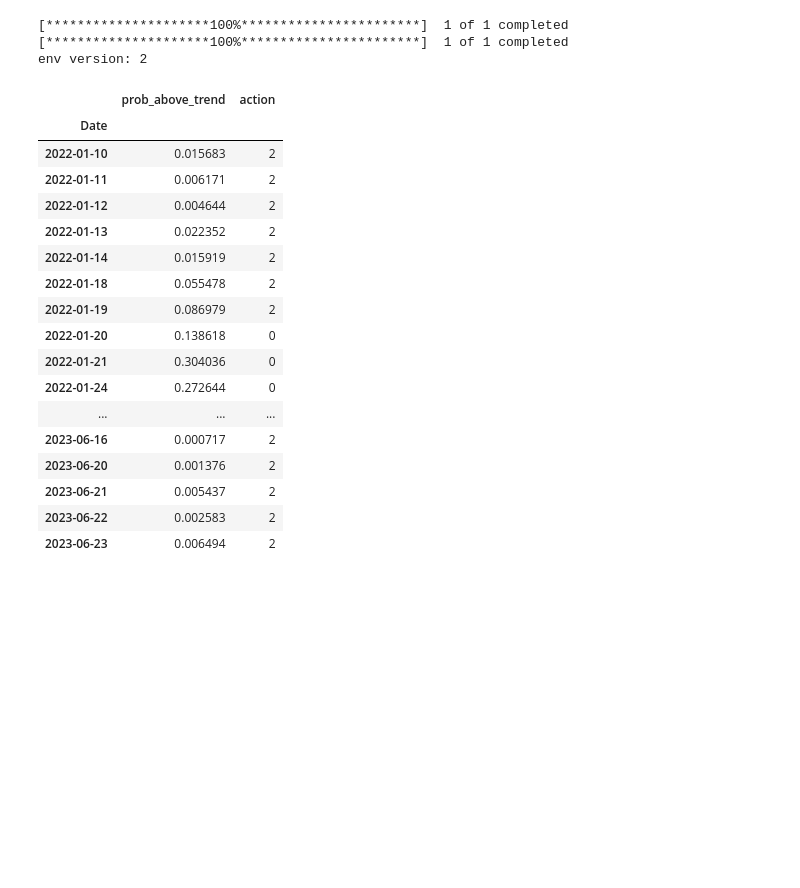
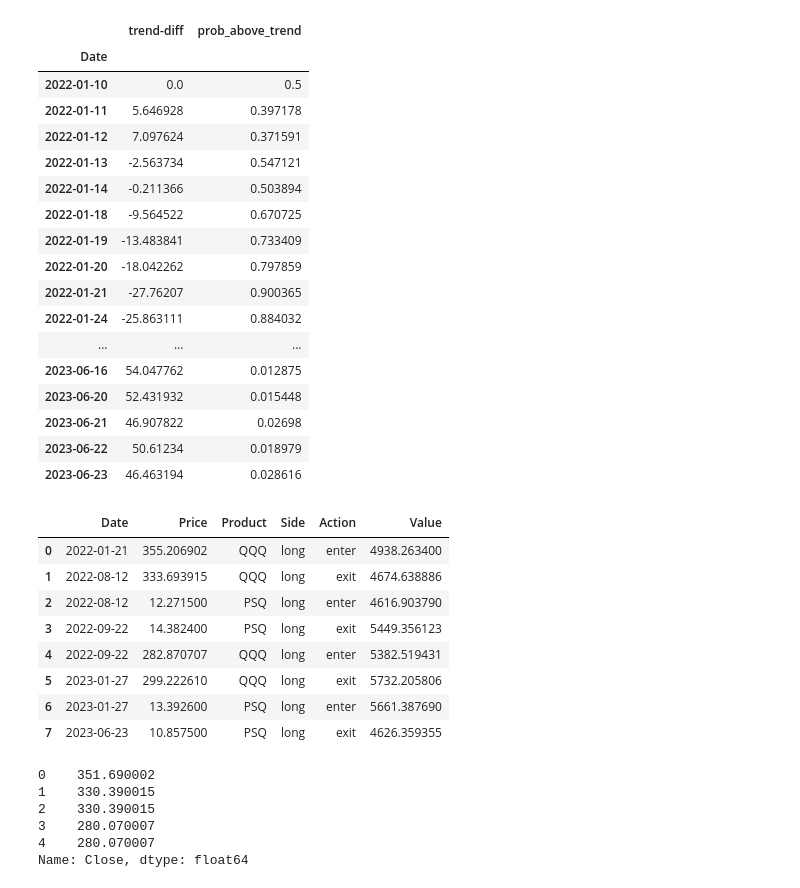
Before and after one commit to j03m/alfred, a Jupyter notebook: notebooks/back_test_visualizer.ipynb, the cells around one changed output. Saved outputs shown, nothing was run; the diff lists cells and outputs as text; code cells hidden in the pictures; blank space fills up the shorter version.

Commit message:
experiments in trying to remove lookahead bias
Most of our testing around probability failed once
we stopped using seasonal_decompose's trend which has
lookahead bias.

Moving on to other ideas.

```diff
--- a/notebooks/back_test_visualizer.ipynb
+++ b/notebooks/back_test_visualizer.ipynb
@@ -1,4 +1,7 @@
 # %%
+%load_ext autoreload
+%autoreload 2
+
 import matplotlib.pyplot as plt
 import seaborn as sns
 import pandas as pd
@@ -13,7 +16,7 @@ windows = [300, 600, 900, 1500]
 
 symbol = "QQQ"
 inverse = "PSQ"
-file = f"../backtests/backtest_inverse_{symbol}_365_h0.9_l0.01.csv"
+file = f"../backtests/backtest_inverse_{symbol}_365_h0.99_l0.01.csv"
 period = 365
 pd.options.display.max_rows = None
 
@@ -45,11 +48,11 @@ def analyze_and_graph_range(file, symbol, start, end, df):
 def analyze_and_graph(file, symbol, period, df):
     ledger = pd.read_csv(file)
     hist_df, test_df = create_train_test_windows(df)
-    df = df.tail(period)
-    df = calc_probabilties_without_lookahead(df, hist_df)
-    plot_backtest_analysis(df, ledger, inverse=symbol)
+    test_df = calc_probabilties_without_lookahead(test_df, hist_df)
+    full_df = pd.concat([hist_df, test_df])
+    plot_backtest_analysis(full_df, ledger, inverse=symbol)
 
-    return ledger, df
+    return ledger, test_df
 
 ticker_obj = yf.download(tickers=symbol)
 df = pd.DataFrame(ticker_obj)
@@ -85,34 +82,42 @@ merged_df[["Date", "Price", "Product", "Side", "Action","prob_above_trend", "Val
 # %%
-env = make_inverse_env_for(symbol,
-                        inverse,
-                        1,
-                        period,
-                        prob_high=0.9,
-                        prob_low=0.1)
-print("env version:", env.env_version)
-env.expert_opinion_df()
-env.timeseries[["prob_above_trend", "action"]]
+df2[["trend-diff", "prob_above_trend"]]
 # %% [output]
-[*********************100%***********************]  1 of 1 completed
-[*********************100%***********************]  1 of 1 completed
-env version: 2
-|  | prob_above_trend | action |
+|  | trend-diff | prob_above_trend |
 | Date |  |  |
-| 2022-01-10 | 0.015683 | 2 |
-| 2022-01-11 | 0.006171 | 2 |
-| 2022-01-12 | 0.004644 | 2 |
-| 2022-01-13 | 0.022352 | 2 |
-| 2022-01-14 | 0.015919 | 2 |
-| 2022-01-18 | 0.055478 | 2 |
-| 2022-01-19 | 0.086979 | 2 |
-| 2022-01-20 | 0.138618 | 0 |
-| 2022-01-21 | 0.304036 | 0 |
-| 2022-01-24 | 0.272644 | 0 |
+| 2022-01-10 | 0.0 | 0.5 |
+| 2022-01-11 | 5.646928 | 0.397178 |
+| 2022-01-12 | 7.097624 | 0.371591 |
+| 2022-01-13 | -2.563734 | 0.547121 |
+| 2022-01-14 | -0.211366 | 0.503894 |
+| 2022-01-18 | -9.564522 | 0.670725 |
+| 2022-01-19 | -13.483841 | 0.733409 |
+| 2022-01-20 | -18.042262 | 0.797859 |
+| 2022-01-21 | -27.76207 | 0.900365 |
+| 2022-01-24 | -25.863111 | 0.884032 |
 | ... | ... | ... |
-| 2023-06-16 | 0.000717 | 2 |
-| 2023-06-20 | 0.001376 | 2 |
-| 2023-06-21 | 0.005437 | 2 |
-| 2023-06-22 | 0.002583 | 2 |
-| 2023-06-23 | 0.006494 | 2 |
+| 2023-06-16 | 54.047762 | 0.012875 |
+| 2023-06-20 | 52.431932 | 0.015448 |
+| 2023-06-21 | 46.907822 | 0.02698 |
+| 2023-06-22 | 50.61234 | 0.018979 |
+| 2023-06-23 | 46.463194 | 0.028616 |
 # %%
 merged_df[["Date", "Price", "Product", "Side", "Action","Value"]]
+# %% [output]
+|  | Date | Price | Product | Side | Action | Value |
+| 0 | 2022-01-21 | 355.206902 | QQQ | long | enter | 4938.263400 |
+| 1 | 2022-08-12 | 333.693915 | QQQ | long | exit | 4674.638886 |
+| 2 | 2022-08-12 | 12.271500 | PSQ | long | enter | 4616.903790 |
+| 3 | 2022-09-22 | 14.382400 | PSQ | long | exit | 5449.356123 |
+| 4 | 2022-09-22 | 282.870707 | QQQ | long | enter | 5382.519431 |
+| 5 | 2023-01-27 | 299.222610 | QQQ | long | exit | 5732.205806 |
+| 6 | 2023-01-27 | 13.392600 | PSQ | long | enter | 5661.387690 |
+| 7 | 2023-06-23 | 10.857500 | PSQ | long | exit | 4626.359355 |
+# %%
+merged_df["Close"].loc[:4]
+# %% [output]
+0    351.690002
+1    330.390015
+2    330.390015
+3    280.070007
+4    280.070007
+Name: Close, dtype: float64
```
Also changed, not shown: parts of 2 cells of this notebook, 3 other files.
